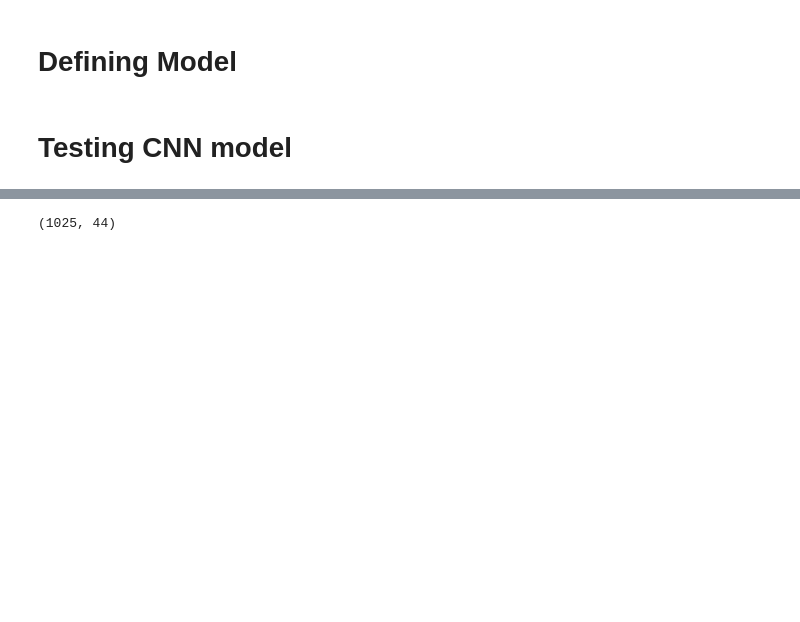
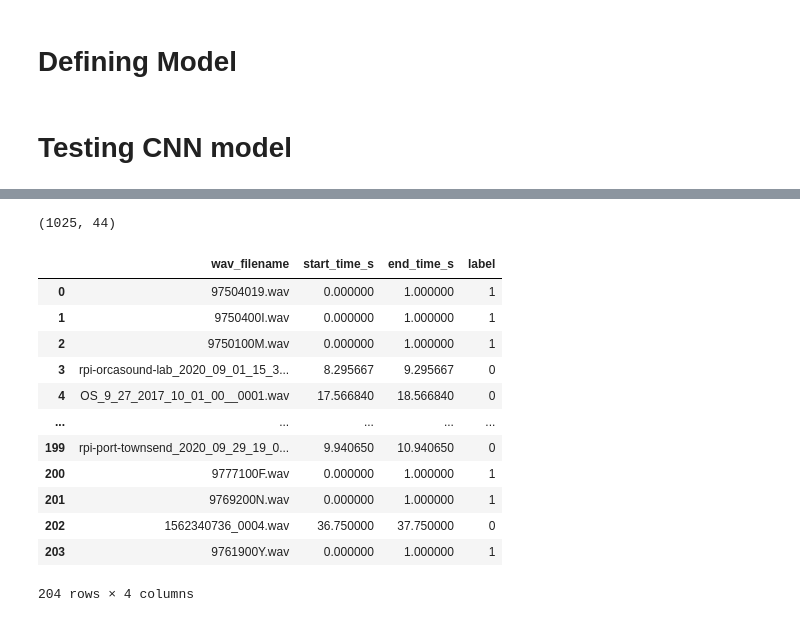
Before and after one commit to Denolle-Lab/OrcaSeis, a Jupyter notebook: cnn_pytorch.ipynb, the cells around one changed output, grey strips where cells are left out. Cells and saved outputs as stored; diff of their text form; code cells hidden in the pictures; blank space fills up the shorter version.

```diff
--- a/cnn_pytorch.ipynb
+++ b/cnn_pytorch.ipynb
@@ -345,15 +326,28 @@ def normalize_spect(spect):
 spectrogram_1 = np.load(os.path.join(dir_path, "orca_spectrogram", "1.npy"))
 # %%
 N = spectrogram_1.shape[0]
-data = np.zeros(shape=(num_total_data, N, spectrogram_1.shape[1]))
+data = np.zeros(shape=(num_total_data, 1, N, spectrogram_1.shape[1]))
 labels = np.zeros(num_total_data)
 print(spectrogram_1.shape)
 
 # Shuffling data_df
 random.seed(1234)
 data_df = data_df.sample(frac=1).reset_index(drop=True)
-# data_df
+data_df
 # %% [output]
 (1025, 44)
+|  | wav_filename | start_time_s | end_time_s | label |
+| 0 | 97504019.wav | 0.000000 | 1.000000 | 1 |
+| 1 | 9750400I.wav | 0.000000 | 1.000000 | 1 |
+| 2 | 9750100M.wav | 0.000000 | 1.000000 | 1 |
+| 3 | rpi-orcasound-lab_2020_09_01_15_3... | 8.295667 | 9.295667 | 0 |
+| 4 | OS_9_27_2017_10_01_00__0001.wav | 17.566840 | 18.566840 | 0 |
+| ... | ... | ... | ... | ... |
+| 199 | rpi-port-townsend_2020_09_29_19_0... | 9.940650 | 10.940650 | 0 |
+| 200 | 9777100F.wav | 0.000000 | 1.000000 | 1 |
+| 201 | 9769200N.wav | 0.000000 | 1.000000 | 1 |
+| 202 | 1562340736_0004.wav | 36.750000 | 37.750000 | 0 |
+| 203 | 9761900Y.wav | 0.000000 | 1.000000 | 1 |
+204 rows × 4 columns
 # %%
 # Populating data and labels arrays
```
Also changed, not shown: parts of 23 cells of this notebook, 1 other file.
